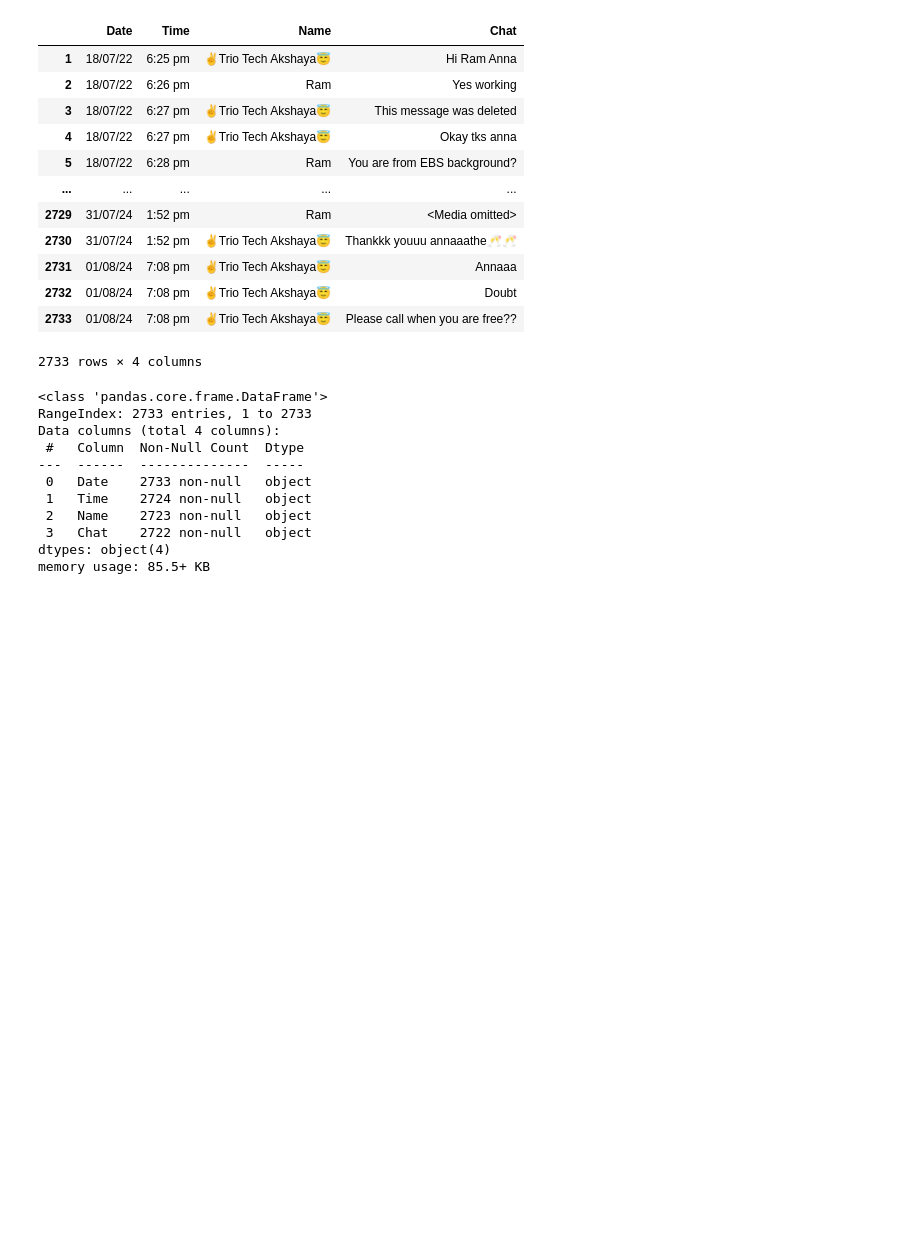
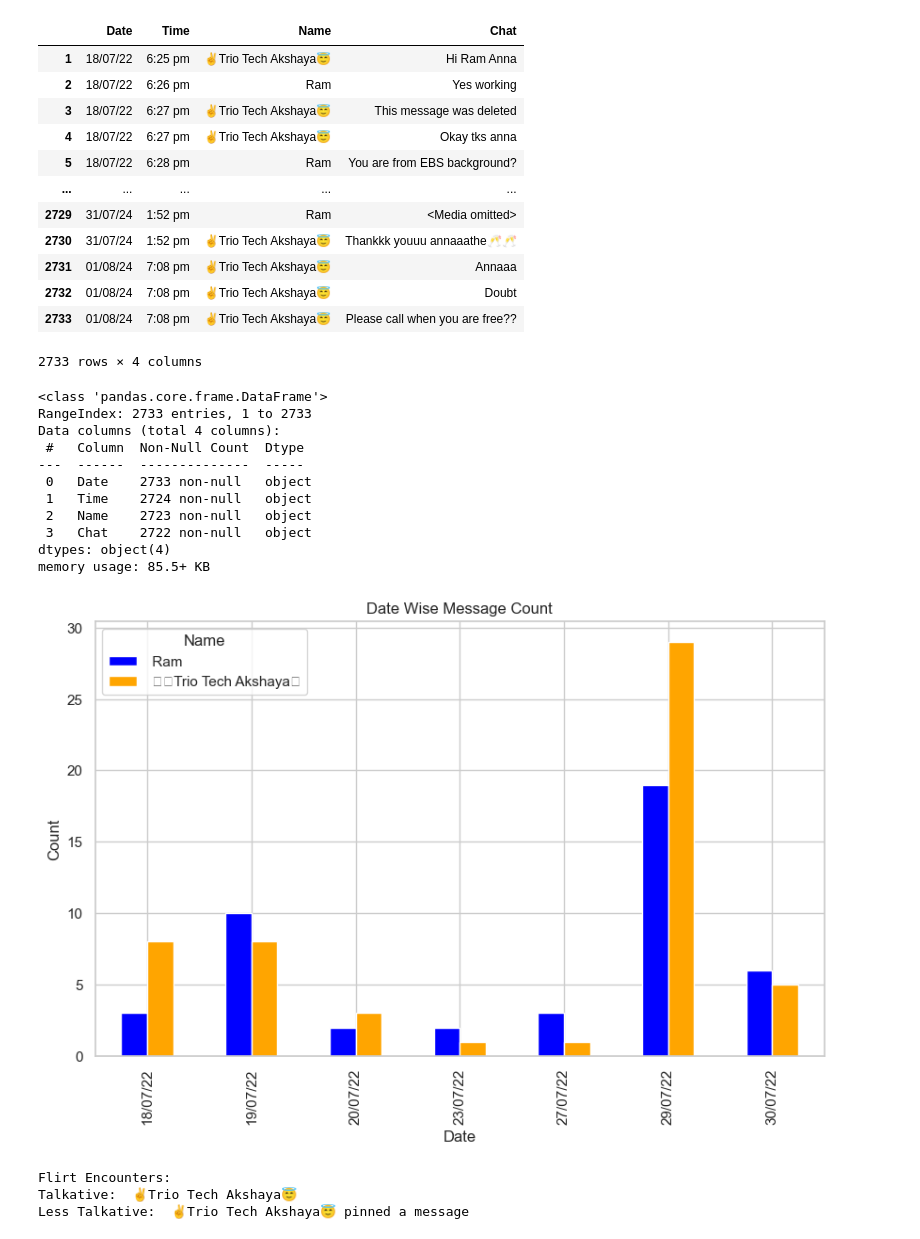
Before and after one commit to DeepikaBalachandran89/Week13--Natural-Language-Processing, a Jupyter notebook: PROJECT WHATSAPP FLIRT PREDICTION.ipynb, the cells around one changed output. Drawn from its saved outputs; the diff is of its cells as text; code cells hidden in the pictures; blank space fills up the shorter version.

```diff
--- a/PROJECT WHATSAPP FLIRT PREDICTION.ipynb
+++ b/PROJECT WHATSAPP FLIRT PREDICTION.ipynb
@@ -1,7 +1,7 @@
 # %%
 import pandas as pd
 # %%
-df = pd.read_csv("chat.txt", header=None, on_bad_lines='skip', encoding='utf8')
+df = pd.read_csv("chat.txt",delimiter=',', header=None, on_bad_lines='skip', encoding='utf8')
 # %%
 df
 # %% [output]
@@ -213,3 +213,32 @@ Data columns (total 4 columns):
  3   Chat    2722 non-null   object
 dtypes: object(4)
 memory usage: 85.5+ KB
+# %%
+import matplotlib.pyplot as plt
+
+message_counts = df.head(100).groupby(['Date', 'Name']).size().unstack(fill_value=0)
+
+# Create a bar chart
+message_counts.plot(kind='bar', figsize=(10, 6), color=['blue', 'orange'])
+
+# Add titles and labels
+plt.title('Date Wise Message Count')
+plt.xlabel('Date')
+plt.ylabel('Count')
+#plt.xticks(rotation=45)  # Rotate x-axis labels for better readability
+plt.legend(title='Name')   # Add a legend for users
+#plt.tight_layout()  # Adjust layout to prevent clipping
+plt.show()
+# %% [output]
+[figure, added]
+# %%
+print("Flirt Encounters:")
+message_counts = df['Name'].value_counts()
+most_talkative_user = message_counts.idxmax()  # Gets the user name
+least_talkative_user = message_counts.idxmin()
+print(f"Talkative: {most_talkative_user}")
+print(f"Less Talkative: {least_talkative_user}")
+# %% [output]
+Flirt Encounters:
+Talkative:  ✌️Trio Tech Akshaya😇
+Less Talkative:  ✌️Trio Tech Akshaya😇 pinned a message
```
Also changed, not shown: parts of 39 cells of this notebook.
